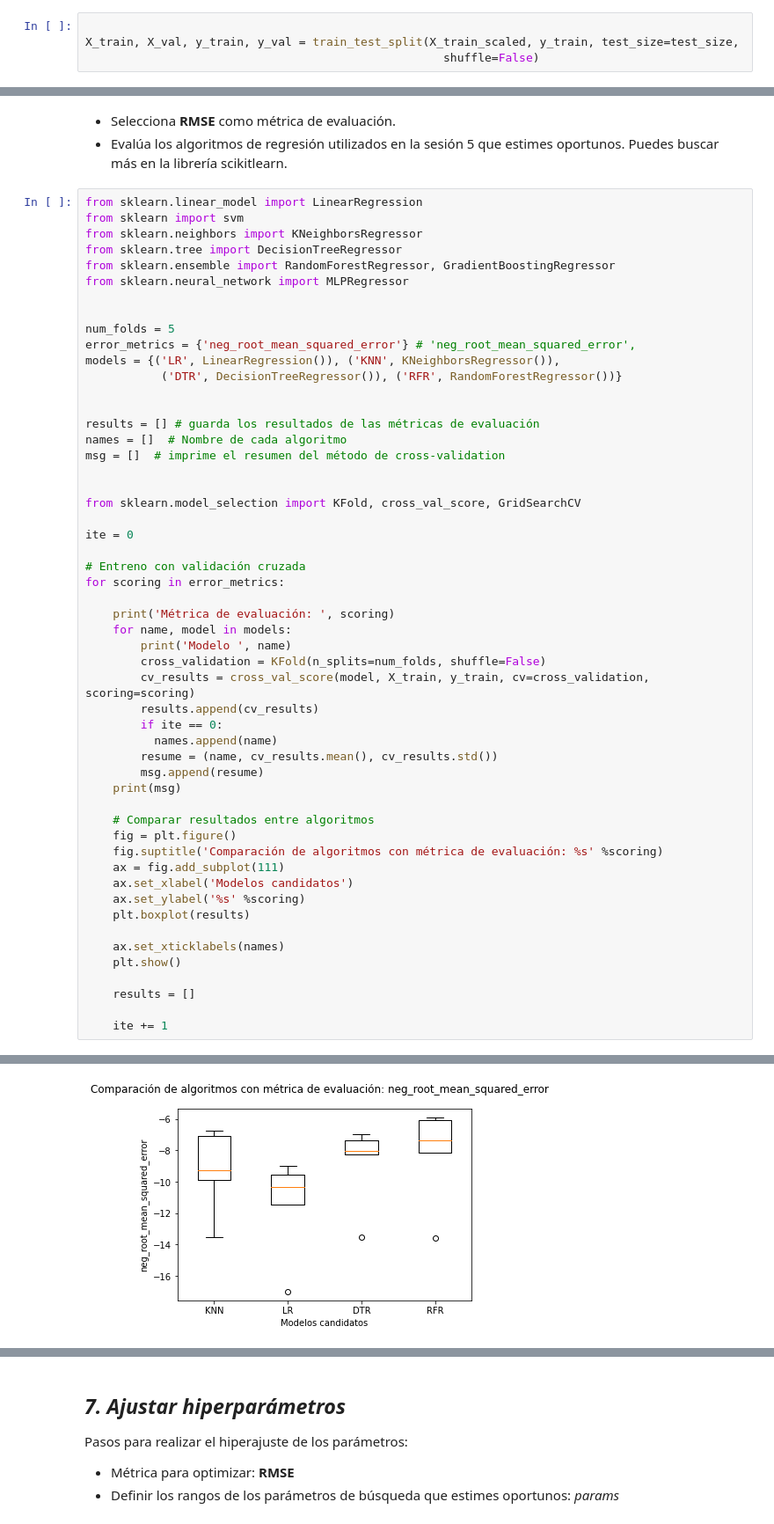
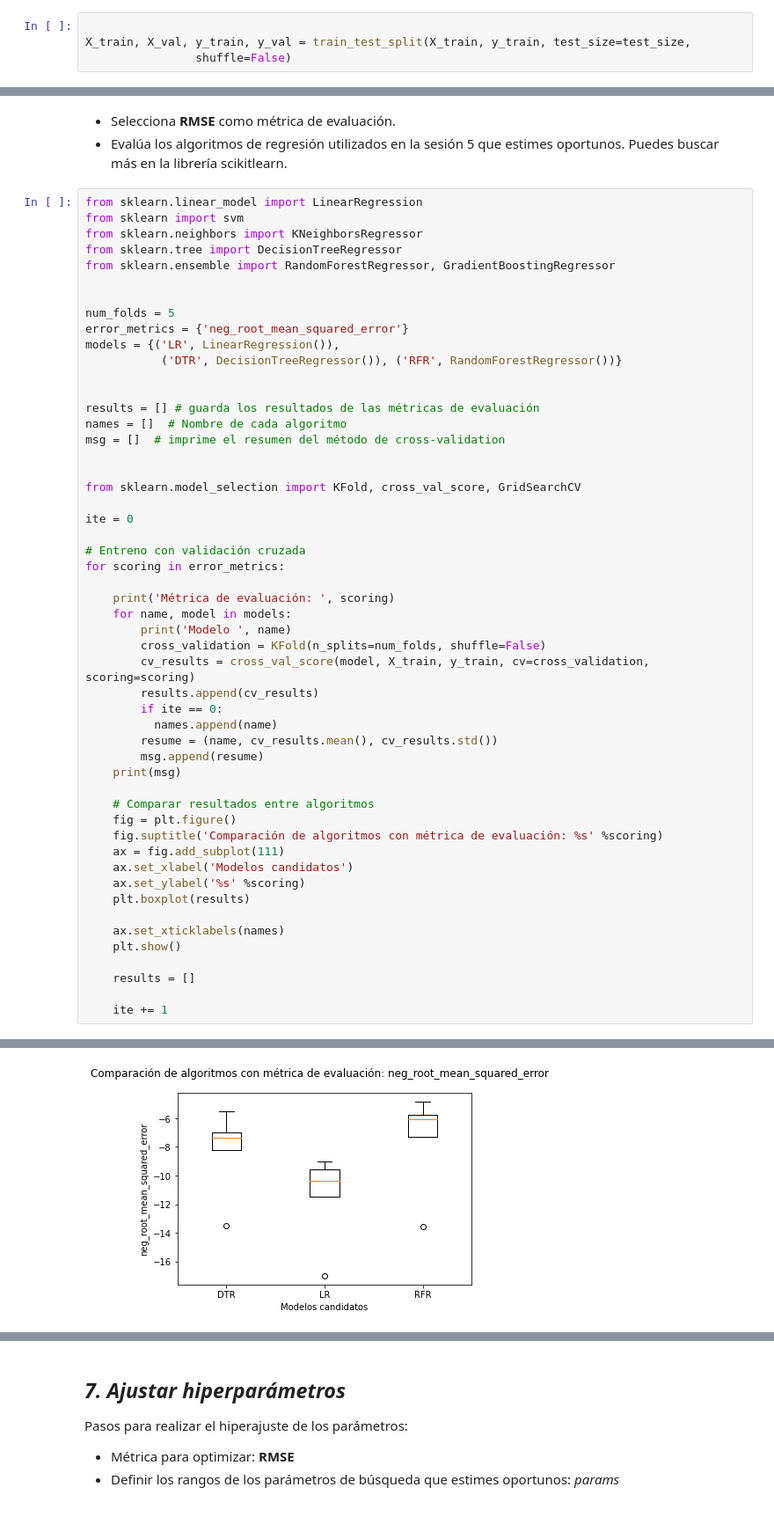
Before and after one commit to sbarja/curso-intro-machine-learning, a Jupyter notebook: EJ2-regresion-consumos-solucion.ipynb, the cells around one changed output, grey strips where cells are left out. Shown at 88% size. Cells and saved outputs as stored; diff of their text form.

```diff
--- a/EJ2-regresion-consumos-solucion.ipynb
+++ b/EJ2-regresion-consumos-solucion.ipynb
@@ -366,4 +347,4 @@ array([1.00896786, 0.47337674, 1.07106849, 0.59228826, 0.71431975,
 # %%
 
-X_train, X_val, y_train, y_val = train_test_split(X_train_scaled, y_train, test_size=test_size,
-                                                    shuffle=False)
+X_train, X_val, y_train, y_val = train_test_split(X_train, y_train, test_size=test_size,
+                shuffle=False)
@@ -394,12 +359,11 @@ from sklearn import svm
 from sklearn.neighbors import KNeighborsRegressor
 from sklearn.tree import DecisionTreeRegressor
 from sklearn.ensemble import RandomForestRegressor, GradientBoostingRegressor
-from sklearn.neural_network import MLPRegressor
 
 
 num_folds = 5
-error_metrics = {'neg_root_mean_squared_error'} # 'neg_root_mean_squared_error',
-models = {('LR', LinearRegression()), ('KNN', KNeighborsRegressor()),
+error_metrics = {'neg_root_mean_squared_error'}
+models = {('LR', LinearRegression()),
            ('DTR', DecisionTreeRegressor()), ('RFR', RandomForestRegressor())}
 
 
@@ -451,3 +414,3 @@ Modelo  RFR
-[figure, old version]
+[figure, new version]
 # %% [markdown]
 * **¿Cuál obtiene mejores resultados?**
```
Also changed, not shown: parts of 44 cells of this notebook.
